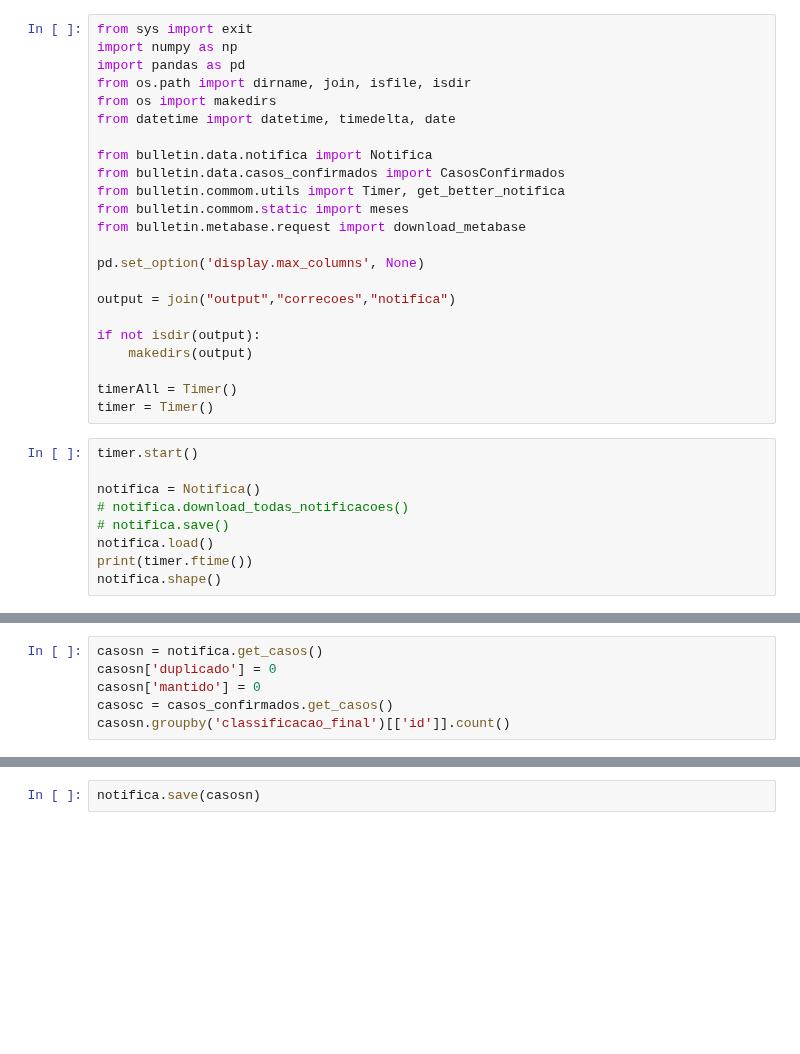
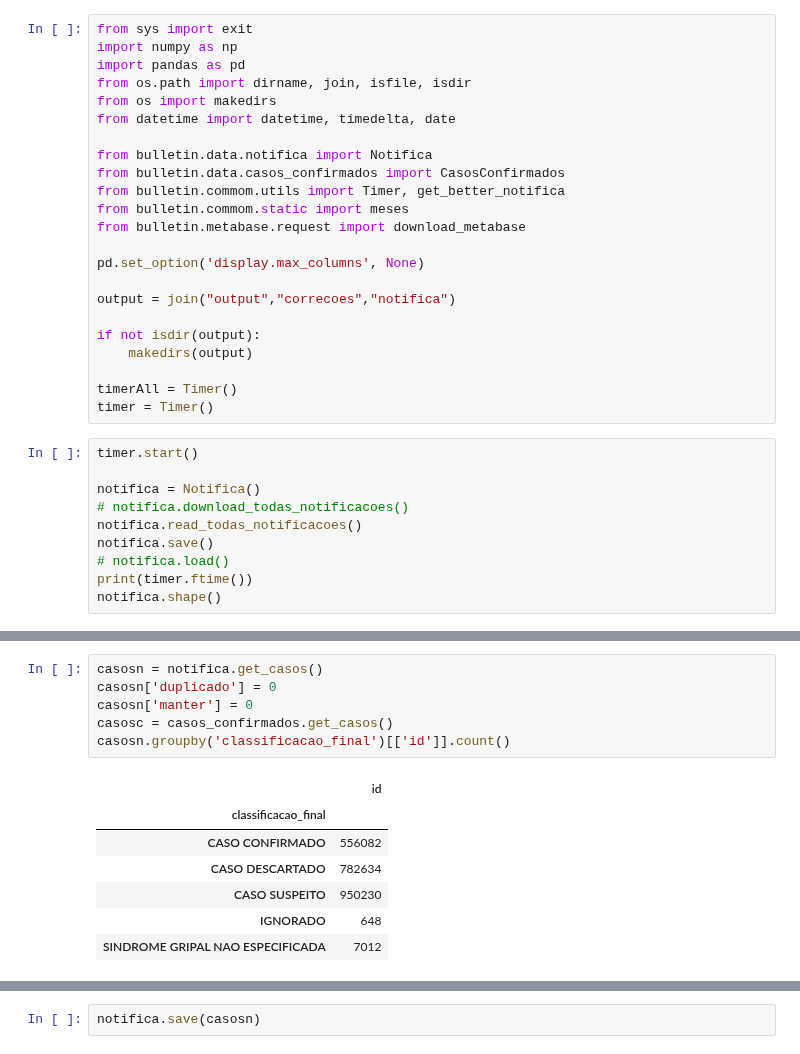
Before and after one commit to vinnylg/covid19datascience, a Jupyter notebook: correcoes.ipynb, the cells around one changed output, grey strips where cells are left out. Drawn from its saved outputs; the diff is of its cells as text; blank space fills up the shorter version.

```diff
--- a/correcoes.ipynb
+++ b/correcoes.ipynb
@@ -26,7 +26,8 @@ timer.start()
 
 notifica = Notifica()
 # notifica.download_todas_notificacoes()
-# notifica.save()
-notifica.load()
+notifica.read_todas_notificacoes()
+notifica.save()
+# notifica.load()
 print(timer.ftime())
 notifica.shape()
@@ -41,9 +48,17 @@ casos_confirmados.shape()
 # %%
 casosn = notifica.get_casos()
 casosn['duplicado'] = 0
-casosn['mantido'] = 0
+casosn['manter'] = 0
 casosc = casos_confirmados.get_casos()
 casosn.groupby('classificacao_final')[['id']].count()
+# %% [output]
+|  | id |
+| classificacao_final |  |
+| CASO CONFIRMADO | 556082 |
+| CASO DESCARTADO | 782634 |
+| CASO SUSPEITO | 950230 |
+| IGNORADO | 648 |
+| SINDROME GRIPAL NAO ESPECIFICADA | 7012 |
 # %%
 casos_duplicados = casosn.loc[(casosn['cpf'].notnull()) & (casosn.duplicated('cpf',keep=False))].sort_values('cpf')
 print(f"Total de pacientes com mais de uma ocorrencia: {len(casos_duplicados)}")
```
Also changed, not shown: parts of 25 cells of this notebook, 4 other files.
